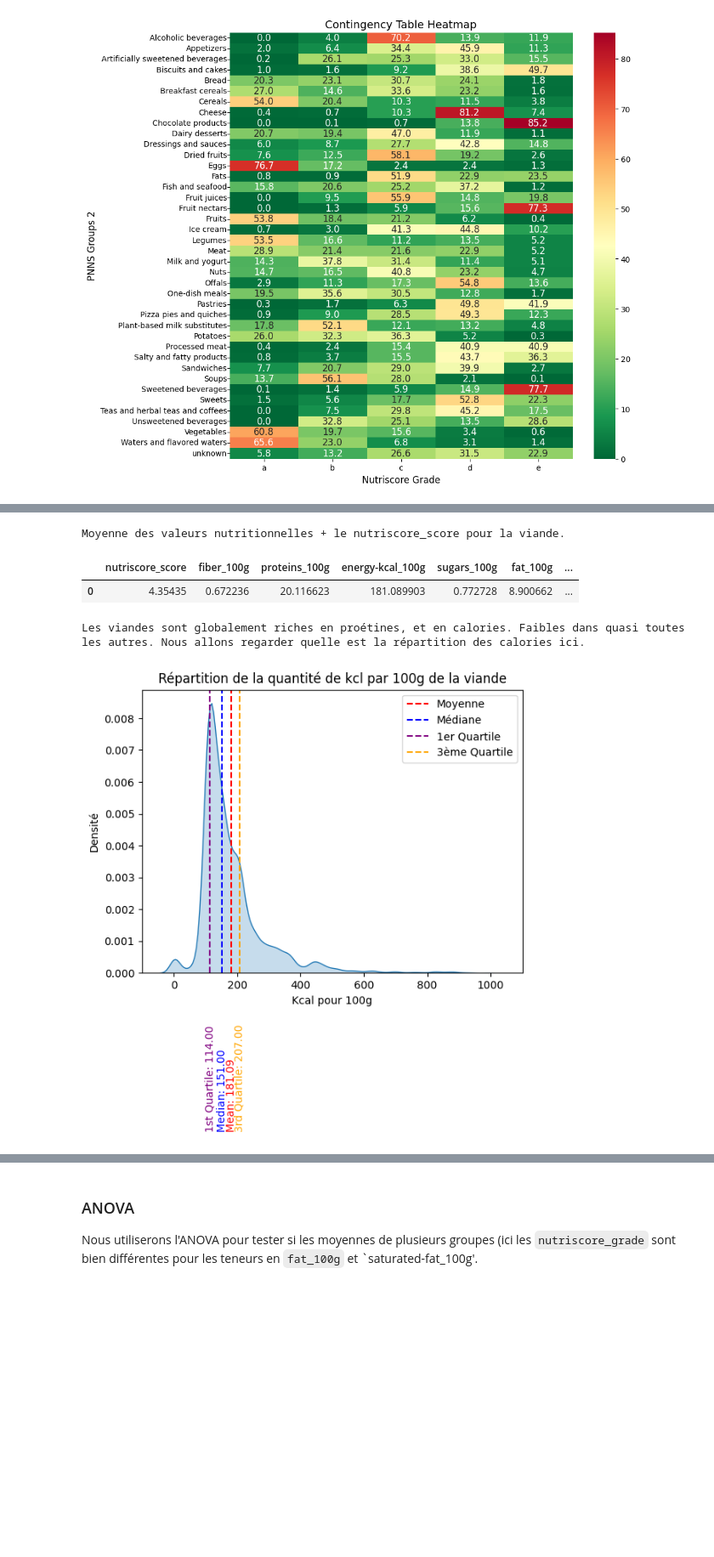
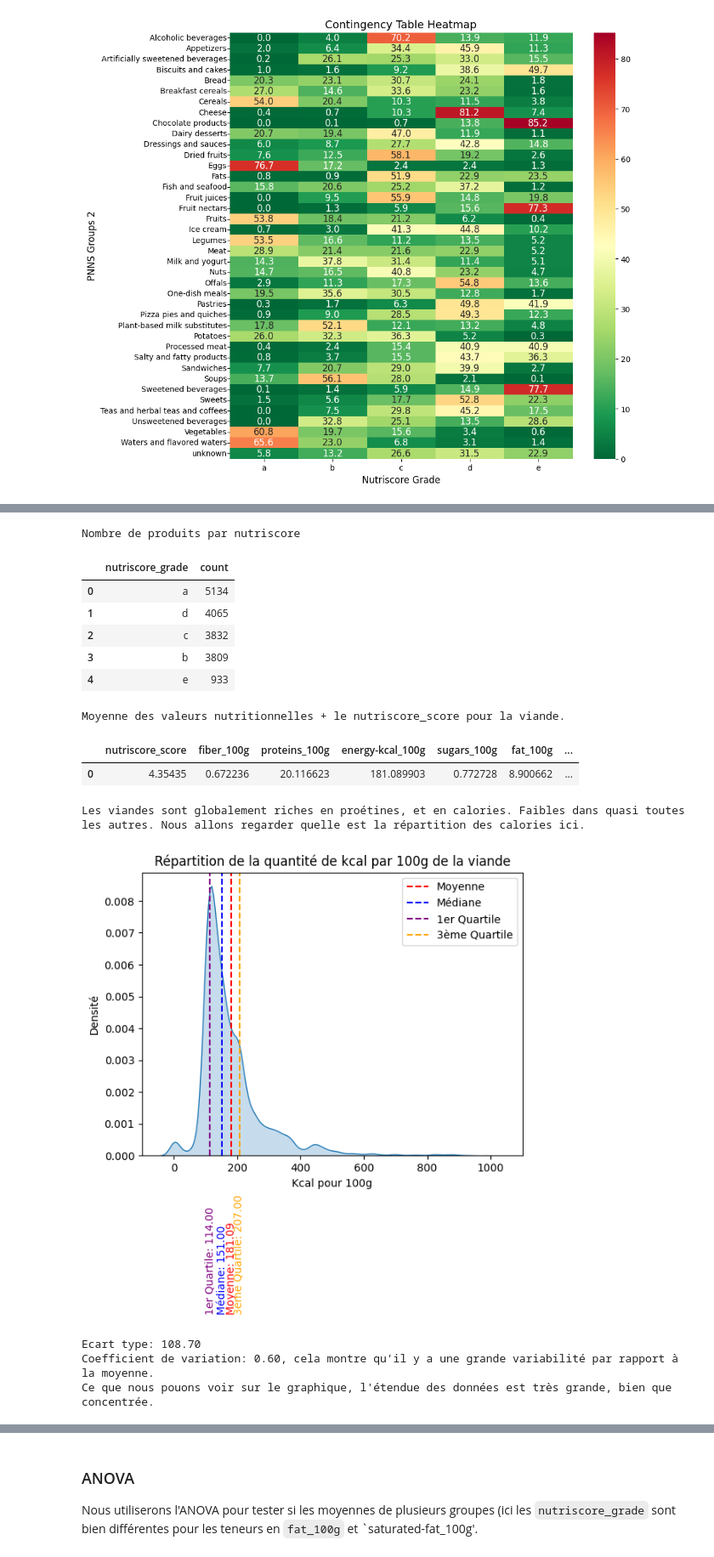
Before and after one commit to degregor69/nutriwise.io-data-analysis, a Jupyter notebook: nutriwise-io_analyse.ipynb, the cells around one changed output, grey strips where cells are left out. Shown at 85% size. Saved outputs shown, nothing was run; the diff lists cells and outputs as text; code cells hidden in the pictures; blank space fills up the shorter version.

Commit message:
added meat detailed analysis

```diff
--- a/nutriwise-io_analyse.ipynb
+++ b/nutriwise-io_analyse.ipynb
@@ -202,5 +203,10 @@ Nous allons effectuer une analyse plus fine sur cette catégorie pour regarder l
 # %%
 df_meat = df[df['pnns_groups_2']=='Meat']
+
+counts = df_meat['nutriscore_grade'].value_counts().to_frame().reset_index()
+counts.columns = ['nutriscore_grade', 'count']
+print("Nombre de produits par nutriscore")
+display(counts)
 
 print("Moyenne des valeurs nutritionnelles + le nutriscore_score pour la viande.")
 meat_numerical = df_meat.select_dtypes(include=['float64'])
@@ -208,40 +214,56 @@ meat_means = meat_numerical.mean()
 display(meat_means.to_frame().transpose())
 
 print("Les viandes sont globalement riches en proétines, et en calories. Faibles dans quasi toutes les autres. Nous allons regarder quelle est la répartition des calories ici.")
 
 meat_kcal_series = df_meat['energy-kcal_100g']
 
+# Calculation of indicators
 mean = meat_kcal_series.mean()
 mode = meat_kcal_series.mode()[0]
+std = meat_kcal_series.std()
 median = meat_kcal_series.median()
 q1 = np.percentile(meat_kcal_series, 25)
 q3 = np.percentile(meat_kcal_series, 75)
+var_coef = meat_kcal_series.std()/meat_kcal_series.mean()
 
+# Plot
 sns.kdeplot(meat_kcal_series, fill=True)
 
 plt.axvline(mean, color='red', linestyle='--', label='Moyenne')
 plt.axvline(median, color='blue', linestyle='--', label='Médiane')
 plt.axvline(q1, color='purple', linestyle='--', label='1er Quartile')
 plt.axvline(q3, color='orange', linestyle='--', label='3ème Quartile')
 
 # Add text labels for the numeric values of each line
-plt.text(mean, -0.005, f"Mean: {mean:.2f}", rotation=90, va='bottom', ha='center', color='red')
-plt.text(median, -0.005, f"Median: {median:.2f}", rotation=90, va='bottom', ha='center', color='blue')
-plt.text(q1, -0.005, f"1st Quartile: {q1:.2f}", rotation=90, va='bottom', ha='center', color='purple')
-plt.text(q3, -0.005, f"3rd Quartile: {q3:.2f}", rotation=90, va='bottom', ha='center', color='orange')
+plt.text(mean, -0.005, f"Moyenne: {mean:.2f}", rotation=90, va='bottom', ha='center', color='red')
+plt.text(median, -0.005, f"Médiane: {median:.2f}", rotation=90, va='bottom', ha='center', color='blue')
+plt.text(q1, -0.005, f"1er Quartile: {q1:.2f}", rotation=90, va='bottom', ha='center', color='purple')
+plt.text(q3, -0.005, f"3ème Quartile: {q3:.2f}", rotation=90, va='bottom', ha='center', color='orange')
 
 
 # Set the axis labels and title
 plt.xlabel("Kcal pour 100g")
 plt.ylabel("Densité")
-plt.title("Répartition de la quantité de kcl par 100g de la viande")
+plt.title("Répartition de la quantité de kcal par 100g de la viande")
 
 # Add a legend and show the plot
 plt.legend()
 plt.show()
+print(f"Ecart type: {std:.2f}")
+print(f"Coefficient de variation: {var_coef:.2f}, cela montre qu'il y a une grande variabilité par rapport à la moyenne.\nCe que nous pouons voir sur le graphique, l'étendue des données est très grande, bien que concentrée.")
 # %% [output]
-Moyenne des valeurs nutritionnelles + le nutriscore_score pour la viande.
+Nombre de produits par nutriscore
-|  | nutriscore_score | fiber_100g | proteins_100g | energy-kcal_100g | sugars_100g | fat_100g | ... |
-| 0 | 4.35435 | 0.672236 | 20.116623 | 181.089903 | 0.772728 | 8.900662 | ... |
+|  | nutriscore_grade | count |
+| 0 | a | 5134 |
+| 1 | d | 4065 |
+| 2 | c | 3832 |
+| 3 | b | 3809 |
+| 4 | e | 933 |
-Les viandes sont globalement riches en proétines, et en calories. Faibles dans quasi toutes les autres. Nous allons regarder quelle est la répartition des calories ici.
+Moyenne des valeurs nutritionnelles + le nutriscore_score pour la viande.
+|  | nutriscore_score | fiber_100g | proteins_100g | energy-kcal_100g | sugars_100g | fat_100g | ... |
+| 0 | 4.35435 | 0.672236 | 20.116623 | 181.089903 | 0.772728 | 8.900662 | ... |
+Les viandes sont globalement riches en proétines, et en calories. Faibles dans quasi toutes les autres. Nous allons regarder quelle est la répartition des calories ici.
-[figure, old version]
+[figure, new version]
+Ecart type: 108.70
+Coefficient de variation: 0.60, cela montre qu'il y a une grande variabilité par rapport à la moyenne.
+Ce que nous pouons voir sur le graphique, l'étendue des données est très grande, bien que concentrée.
```
Also changed, not shown: parts of 7 cells of this notebook.
